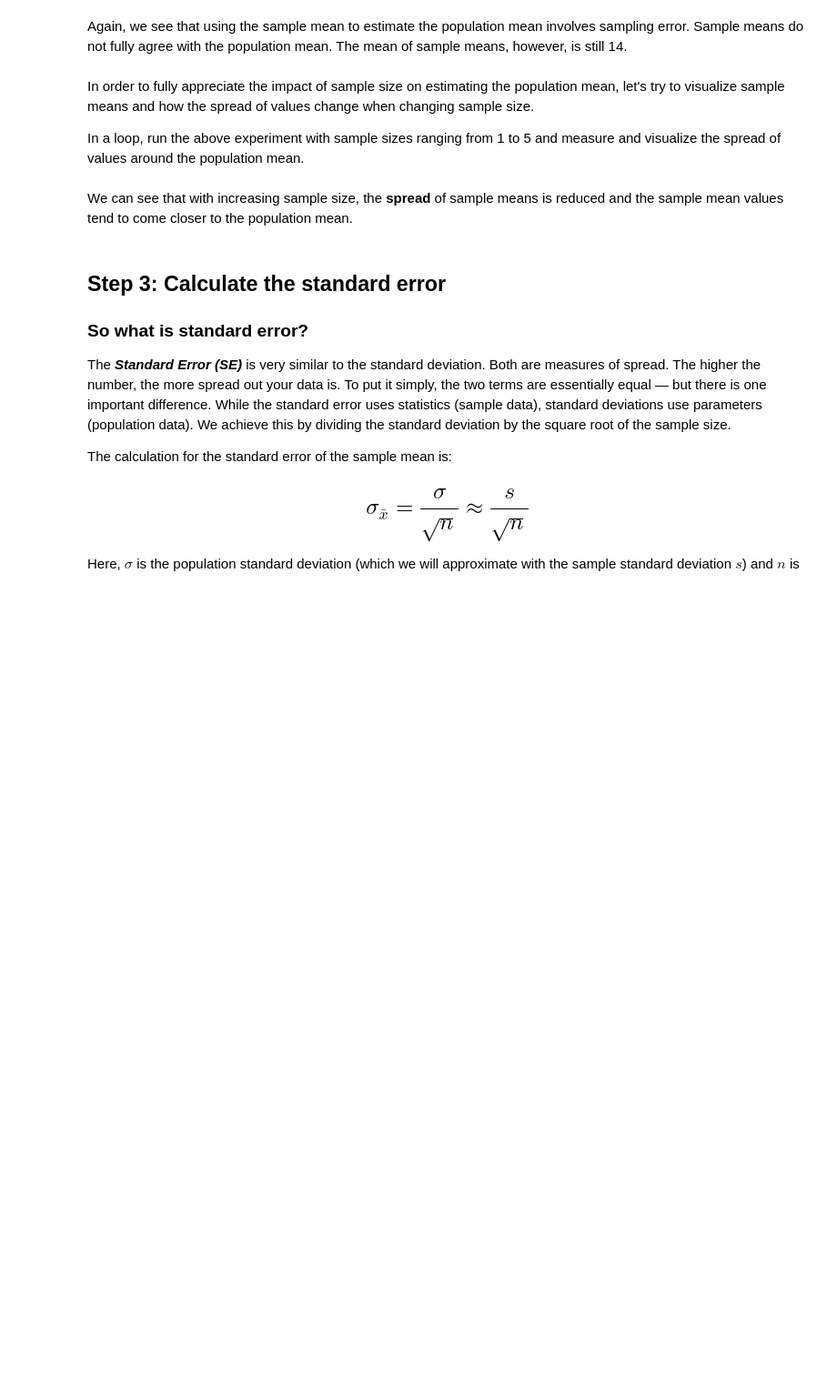
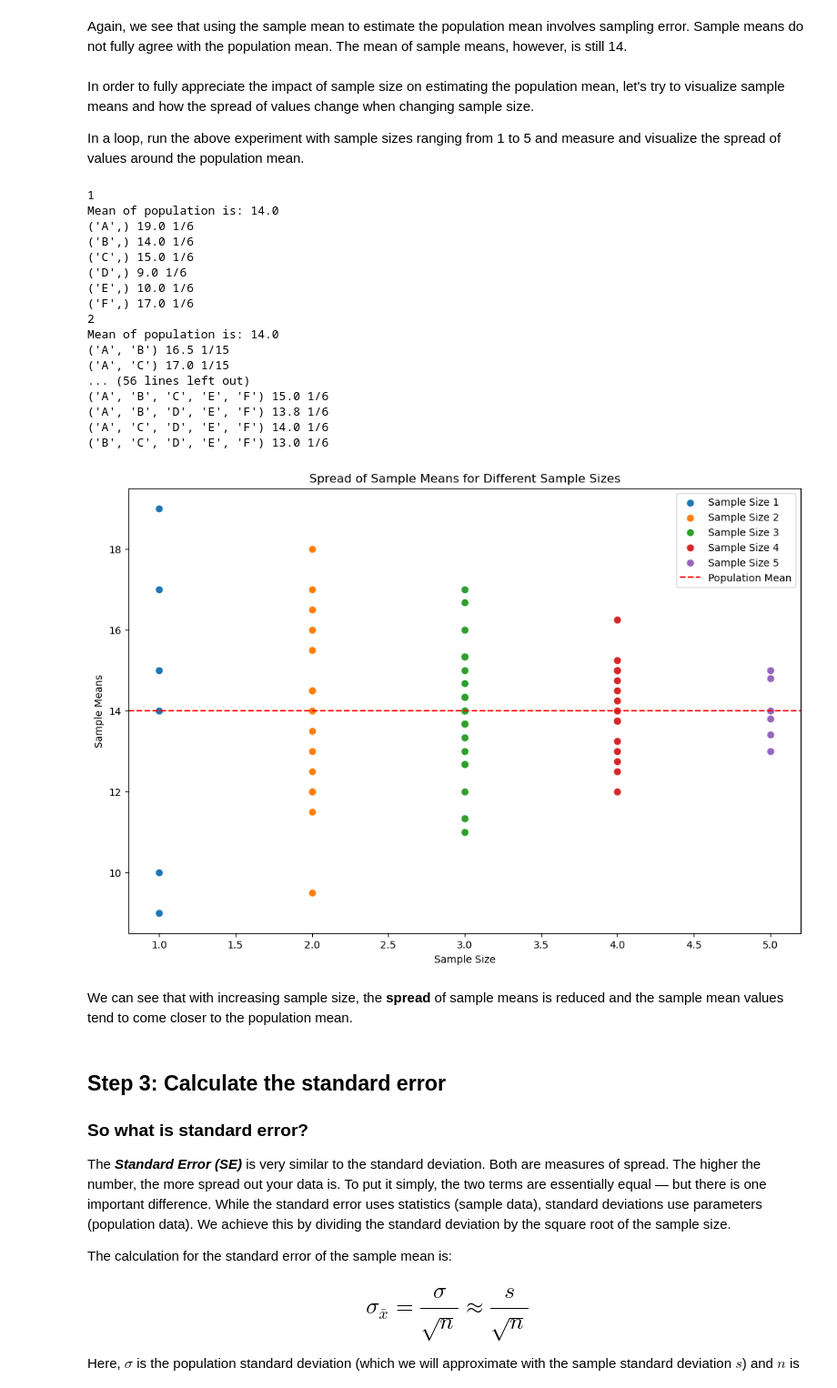
Before and after one commit to am-eric/dsc-sampling-statistics-lab, a Jupyter notebook: index.ipynb, the cells around one changed output. Shown: that part at 91% size. Saved outputs shown, nothing was run; the diff lists cells and outputs as text; code cells hidden in the pictures; blank space fills up the shorter version.

```diff
--- a/index.ipynb
+++ b/index.ipynb
@@ -140,7 +140,7 @@ def sample_means(sample_size, data):
     print ("Mean of population is:", mu)
 
     # Generate all possible combinations using given sample size
-    combs = itertools.combinations( list(data.keys()),n)
+    combs = list(itertools.combinations( list(data.keys()),n))
 
     # Calculate the mean weight (x_bar) for all the combinations (samples) using the given data
     x_bar_list = []
@@ -160,6 +160,8 @@ combs, means = sample_means(n, pumpkin_dict)
 # Print the sample combinations with their means
 
 
+for comb, mean in zip(combs, means):
+    print(f"{comb} {mean}")
 
 # Using 2 samples, we can see 15 possible combinations as below:
 # The mean of all sample means mu_x_hat is: 14.0
@@ -193,18 +210,23 @@ def calculate_probability(means):
     Output: a list of probablitity of each mean value
     '''
     #Calculate the frequency of each mean value
-    freq = None
-
-    prob = []
+    freq = Counter(means) #Use Counter from the collections module to count the frequency of each mean value in the means list.
+    total_samples = len(means)
 
     # Calculate and append frequency of each mean value in the prob list.
+    prob = []
+    for mean in means:
+        prob.append(f"{freq[mean]}/{total_samples}")
+
+
 
     return prob
 
 probs = calculate_probability(means)
 
 # Print combinations with sample means and probability of each mean value
-
+for comb, mean, prob in zip(combs, means, probs):
+    print(f"{comb} {mean} {prob}")
 
 # ('A', 'B') 16.5 1/15
 # ('A', 'C') 17.0 1/15
@@ -238,6 +276,12 @@ n = 5
 
 # Use above functions to generate combinations as samples with means and calculate the probability of seeing
 # each mean value  with sample size = 5.
+combs, means = sample_means(n, pumpkin_dict)
+
+probs = calculate_probability(means)
+
+for comb, mean, prob in zip(combs, means, probs):
+    print(f"{comb} {mean} {prob}")
 
 # Using 5 samples with a population of size, we can see 6 possible combinations
 # The mean of all sample means mu_x_hat is: 14.0
@@ -256,23 +308,59 @@ In a loop, run the above experiment with sample sizes ranging from 1 to 5 and me
 # %%
 # Run a for loop to execute above code for sample size 1 to 5 and visualise the spread of sample
 # means
+fig, ax = plt.subplots(figsize=(12, 8))
 
+for n in range(1,6):
+    print(n)
+    combs, means = sample_means(n, pumpkin_dict)
+    probs = calculate_probability(means)
 
+    for comb, mean, prob in zip(combs, means, probs):
+        print(f"{comb} {mean} {prob}")
 
+    # Plot the spread of sample means
+    ax.scatter([n] * len(means), means, label=f'Sample Size {n}')
+
+# Plot the population mean as a reference line
+ax.axhline(y=mu, color='r', linestyle='--', label='Population Mean')
+ax.set_xlabel('Sample Size')
+ax.set_ylabel('Sample Means')
+ax.set_title('Spread of Sample Means for Different Sample Sizes')
+ax.legend()
+plt.show()
 # Using 1 samples with a population of size, we can see 6 possible combinations
 # The mean of all sample means mu_x_hat is: 14.0
 
 # Using 2 samples with a population of size, we can see 15 possible combinations
 # The mean of all sample means mu_x_hat is: 14.0
 
 # Using 3 samples with a population of size, we can see 20 possible combinations
 # The mean of all sample means mu_x_hat is: 14.0
 
 # Using 4 samples with a population of size, we can see 15 possible combinations
 # The mean of all sample means mu_x_hat is: 14.0
 
 # Using 5 samples with a population of size, we can see 6 possible combinations
 # The mean of all sample means mu_x_hat is: 14.0
+# %% [output]
+1
+Mean of population is: 14.0
+('A',) 19.0 1/6
+('B',) 14.0 1/6
+('C',) 15.0 1/6
+('D',) 9.0 1/6
+('E',) 10.0 1/6
+('F',) 17.0 1/6
+2
+Mean of population is: 14.0
+('A', 'B') 16.5 1/15
+('A', 'C') 17.0 1/15
+... (56 lines left out)
+('A', 'B', 'C', 'E', 'F') 15.0 1/6
+('A', 'B', 'D', 'E', 'F') 13.8 1/6
+('A', 'C', 'D', 'E', 'F') 14.0 1/6
+('B', 'C', 'D', 'E', 'F') 13.0 1/6
+[figure, added]
 # %% [markdown]
 We can see that with increasing sample size, the **spread** of sample means is reduced and the sample mean values tend to come closer to the population mean.
 # %% [markdown]
```
Also changed, not shown: parts of 5 cells of this notebook.
